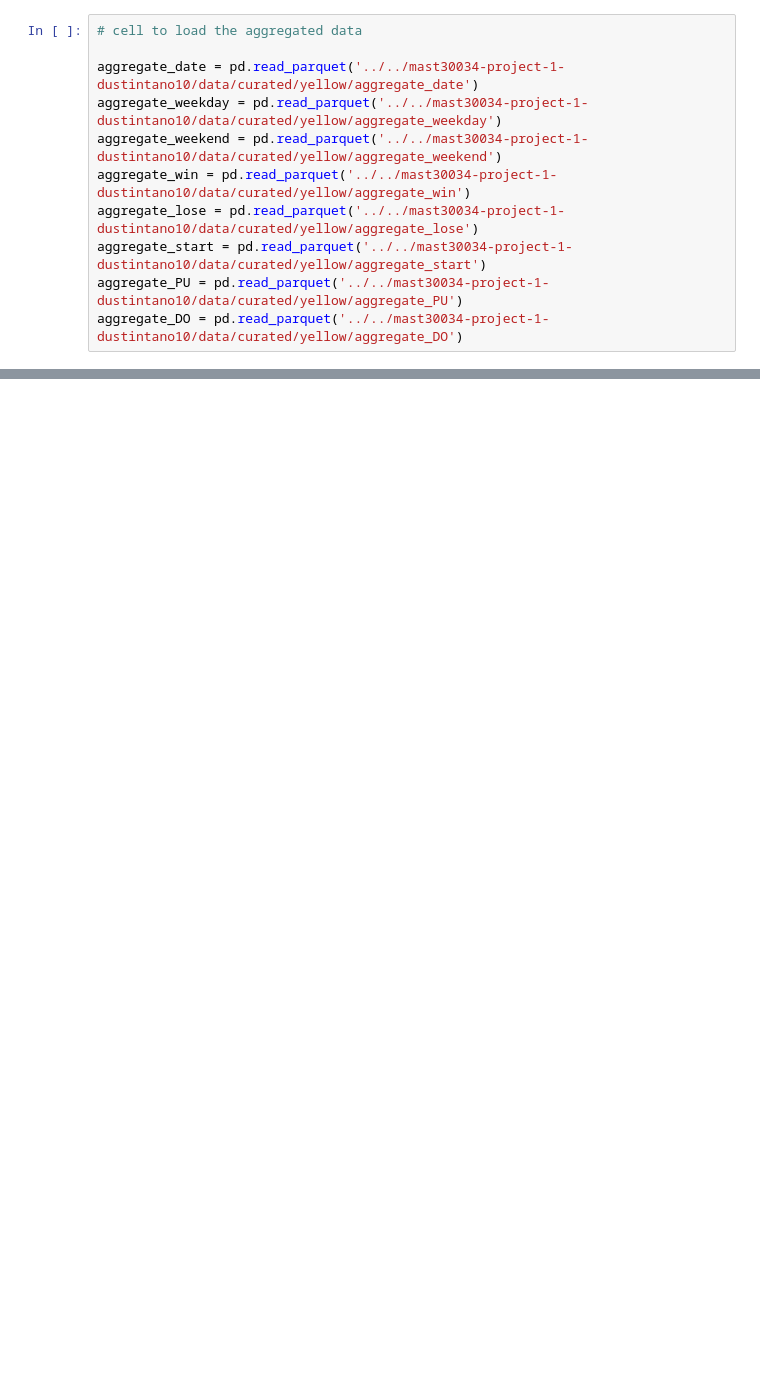
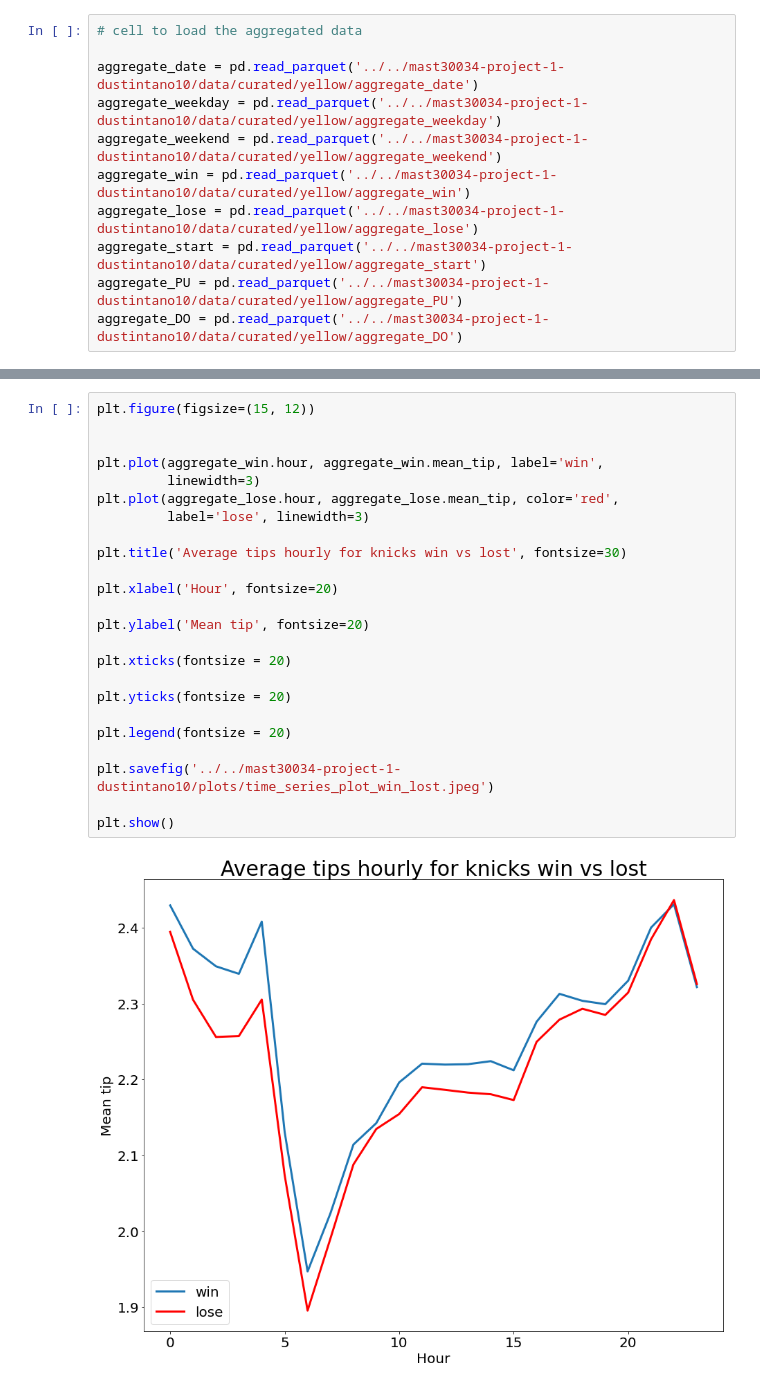
Before and after one commit to MAST30034-Applied-Data-Science/mast30034-project-1-dustintano10, a Jupyter notebook: notebooks/Analysis.ipynb, the cells around one changed output, grey strips where cells are left out. Drawn from its saved outputs; the diff is of its cells as text; blank space fills up the shorter version.

```diff
--- a/notebooks/Analysis.ipynb
+++ b/notebooks/Analysis.ipynb
@@ -78,0 +166,26 @@ figure_correlation.savefig('../../mast30034-project-1-dustintano10/plots/correla
+# %%
+plt.figure(figsize=(15, 12))
+
+
+plt.plot(aggregate_win.hour, aggregate_win.mean_tip, label='win',
+         linewidth=3)
+plt.plot(aggregate_lose.hour, aggregate_lose.mean_tip, color='red',
+         label='lose', linewidth=3)
+
+plt.title('Average tips hourly for knicks win vs lost', fontsize=30)
+
+plt.xlabel('Hour', fontsize=20)
+
+plt.ylabel('Mean tip', fontsize=20)
+
+plt.xticks(fontsize = 20)
+
+plt.yticks(fontsize = 20)
+
+plt.legend(fontsize = 20)
+
+plt.savefig('../../mast30034-project-1-dustintano10/plots/time_series_plot_win_lost.jpeg')
+
+plt.show()
+# %% [output]
+[figure, added]
```
Also changed, not shown: parts of 12 cells of this notebook, 5 other files.
